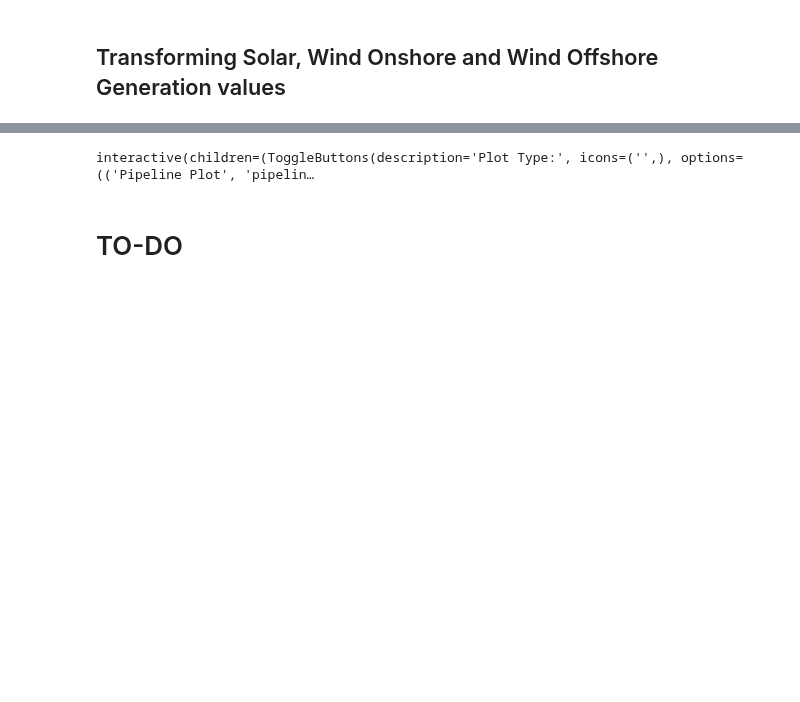
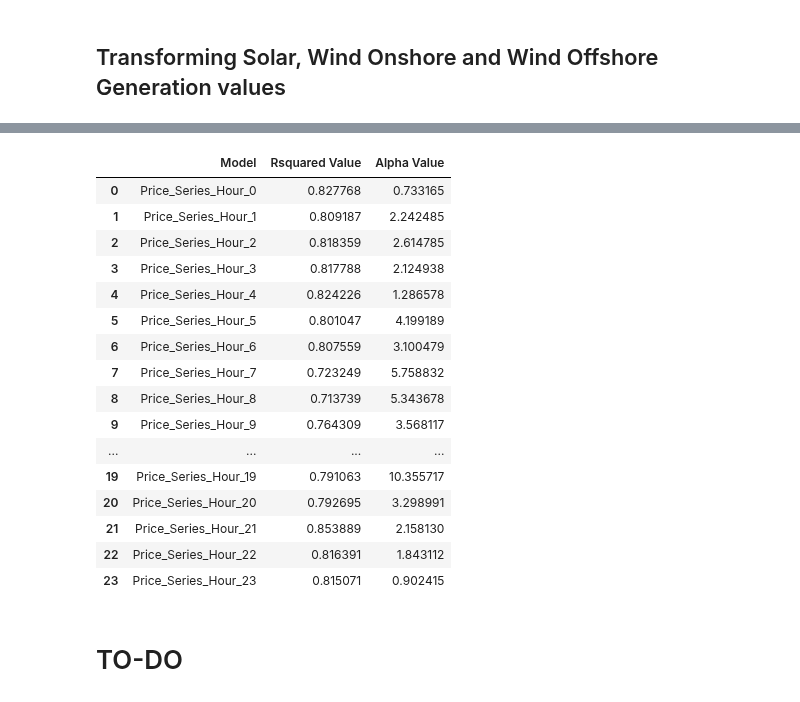
Before and after one commit to KlimisStilp/Price_Timeseries_UK_VScode, a Jupyter notebook: Price Timeseries UK/Totalload_SolarWind_Price_Timeseries.ipynb, the cells around one changed output, grey strips where cells are left out. Cells and saved outputs as stored; diff of their text form; code cells hidden in the pictures; blank space fills up the shorter version.

Commit message:
Init single-hour lasso approach

```diff
--- a/Price Timeseries UK/Totalload_SolarWind_Price_Timeseries.ipynb
+++ b/Price Timeseries UK/Totalload_SolarWind_Price_Timeseries.ipynb
@@ -316,0 +305,8 @@ for train, test in tscv.split(X):
+# %%
+train = {hour: pd.DataFrame() for hour in hours}
+test = {hour: pd.Series() for hour in hours}
+# %%
+for hour in hours:
+    for train_index, test_index in tscv.split(X[hour]):
+        train[hour] = X[hour].iloc[train_index, ]
+        test[hour] = y[hour].iloc[test_index]
@@ -317,4 +315,12 @@ for train, test in tscv.split(X):
 # %%
 from sklearn.linear_model import LassoCV
 
-reg = LassoCV(cv=tscv, random_state=0).fit(X,y)
+rsquared = []
+alphaval = []
+model_name = []
+
+for hour in hours:
+    reg = LassoCV(cv=tscv, random_state=0).fit(X[hour],y[hour])
+    rsquared.append(reg.score(X[hour], y[hour]))
+    alphaval.append(reg.alpha_)
+    model_name.append('Price_Series_Hour_' + str(hour))
@@ -418,7 +327,28 @@ lasso = create_model('lasso')
-# %%
-evaluate_model(lasso)
-# %% [output]
-interactive(children=(ToggleButtons(description='Plot Type:', icons=('',), options=(('Pipeline Plot', 'pipelin…
+# %%
+model_results = pd.DataFrame(columns=['Model', 'Rsquared Value', 'Alpha Value'])
+model_results['Model'] = model_name
+model_results['Rsquared Value'] = rsquared
+model_results['Alpha Value'] = alphaval
+# %%
+model_results
+# %% [output]
+|  | Model | Rsquared Value | Alpha Value |
+| 0 | Price_Series_Hour_0 | 0.827768 | 0.733165 |
+| 1 | Price_Series_Hour_1 | 0.809187 | 2.242485 |
+| 2 | Price_Series_Hour_2 | 0.818359 | 2.614785 |
+| 3 | Price_Series_Hour_3 | 0.817788 | 2.124938 |
+| 4 | Price_Series_Hour_4 | 0.824226 | 1.286578 |
+| 5 | Price_Series_Hour_5 | 0.801047 | 4.199189 |
+| 6 | Price_Series_Hour_6 | 0.807559 | 3.100479 |
+| 7 | Price_Series_Hour_7 | 0.723249 | 5.758832 |
+| 8 | Price_Series_Hour_8 | 0.713739 | 5.343678 |
+| 9 | Price_Series_Hour_9 | 0.764309 | 3.568117 |
+| ... | ... | ... | ... |
+| 19 | Price_Series_Hour_19 | 0.791063 | 10.355717 |
+| 20 | Price_Series_Hour_20 | 0.792695 | 3.298991 |
+| 21 | Price_Series_Hour_21 | 0.853889 | 2.158130 |
+| 22 | Price_Series_Hour_22 | 0.816391 | 1.843112 |
+| 23 | Price_Series_Hour_23 | 0.815071 | 0.902415 |
 # %% [markdown]
 # TO-DO
 # %% [markdown]
```
Also changed, not shown: parts of 25 cells of this notebook.
